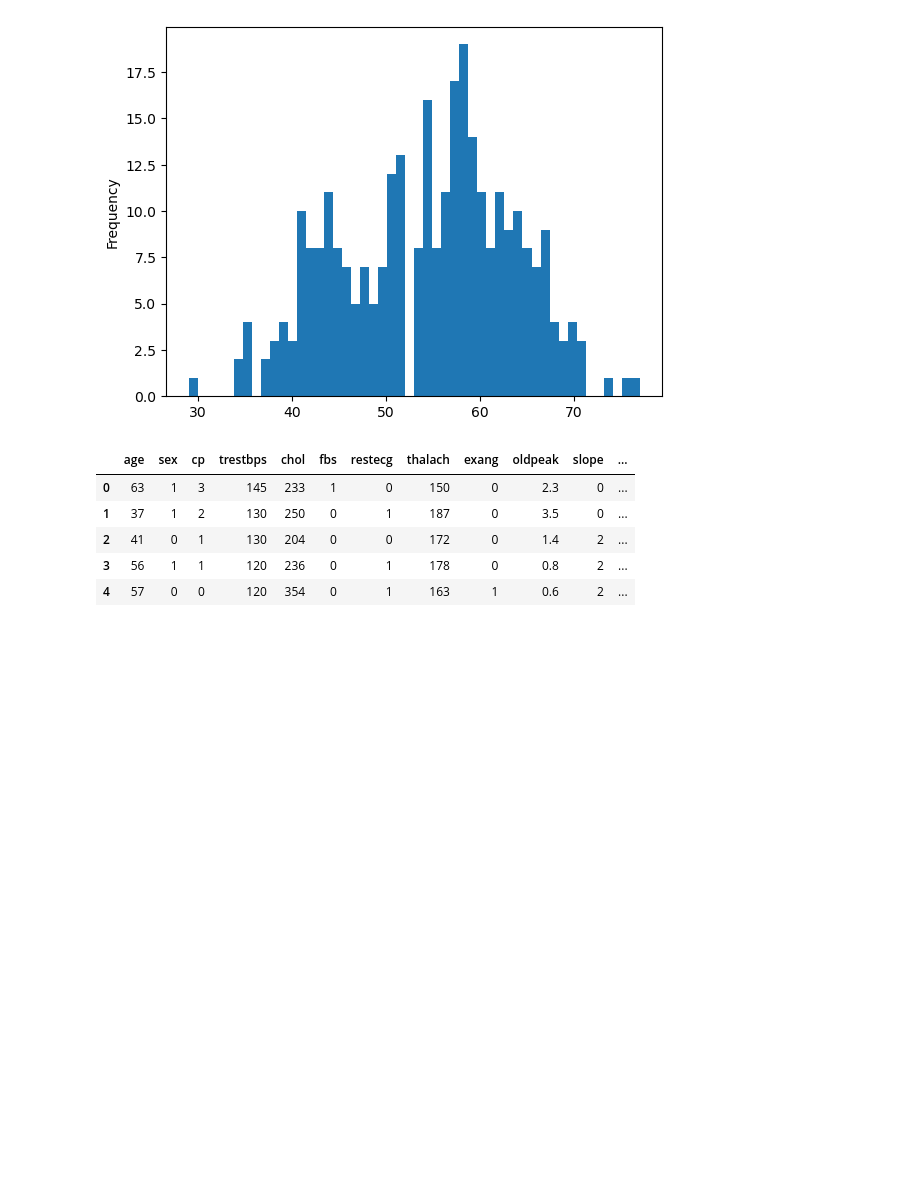
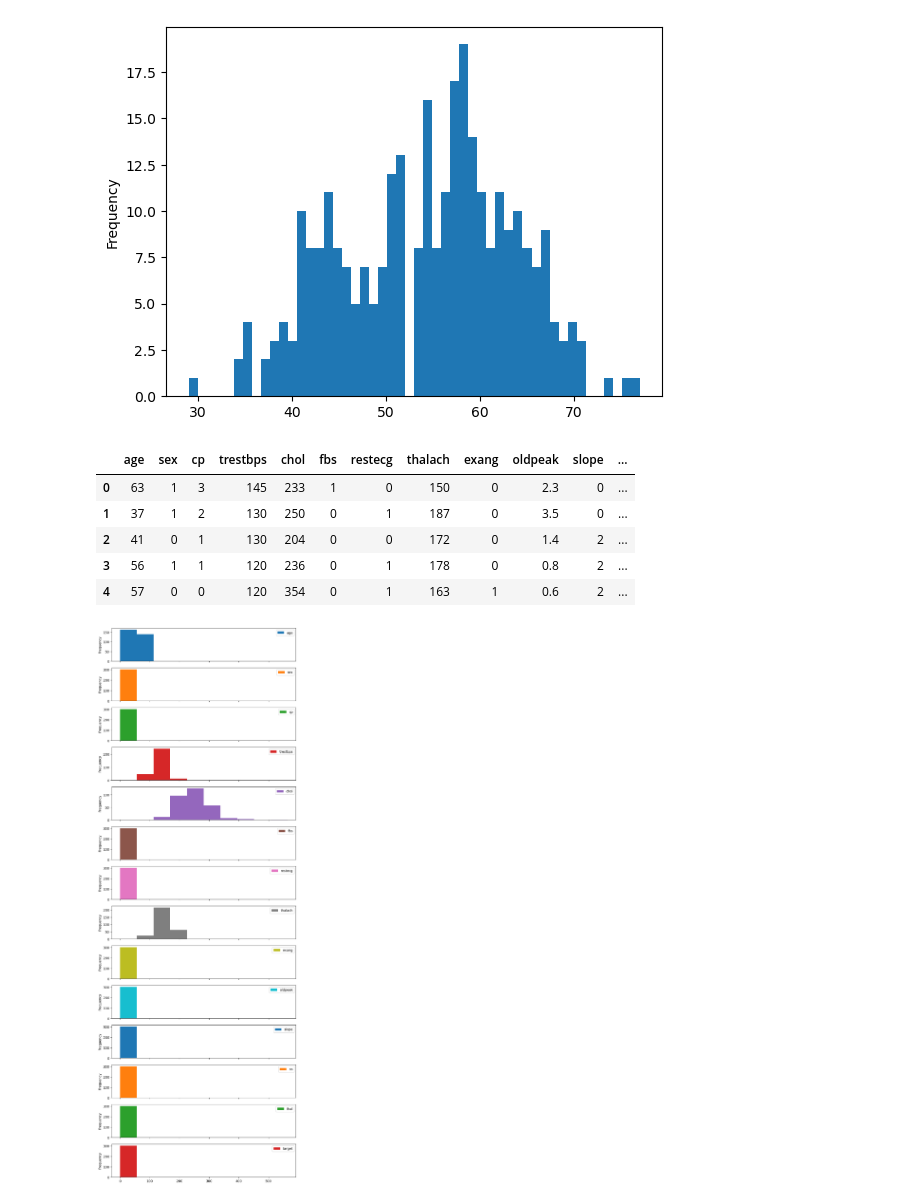
Before and after one commit to Combatd/complete_MLDataScience_bootcamp, a Jupyter notebook: introduction-to-matplotlib.ipynb, the cells around one changed output. Drawn from its saved outputs; the diff is of its cells as text; code cells hidden in the pictures; blank space fills up the shorter version.

Commit message:
Create figure for heart disease using Object Oriented Programming

```diff
--- a/introduction-to-matplotlib.ipynb
+++ b/introduction-to-matplotlib.ipynb
@@ -371,5 +371,7 @@ heart_disease.head()
 | 3 | 56 | 1 | 1 | 120 | 236 | 0 | 1 | 178 | 0 | 0.8 | 2 | ... |
 | 4 | 57 | 0 | 0 | 120 | 354 | 0 | 1 | 163 | 1 | 0.6 | 2 | ... |
 # %%
-heart_disease.plot(kind="hist", subplots=True)
+heart_disease.plot(kind="hist",figsize=(10, 30), subplots=True)
 plt.show()
+# %% [output]
+[figure, added]
```
Also changed, not shown: parts of 5 cells of this notebook.
